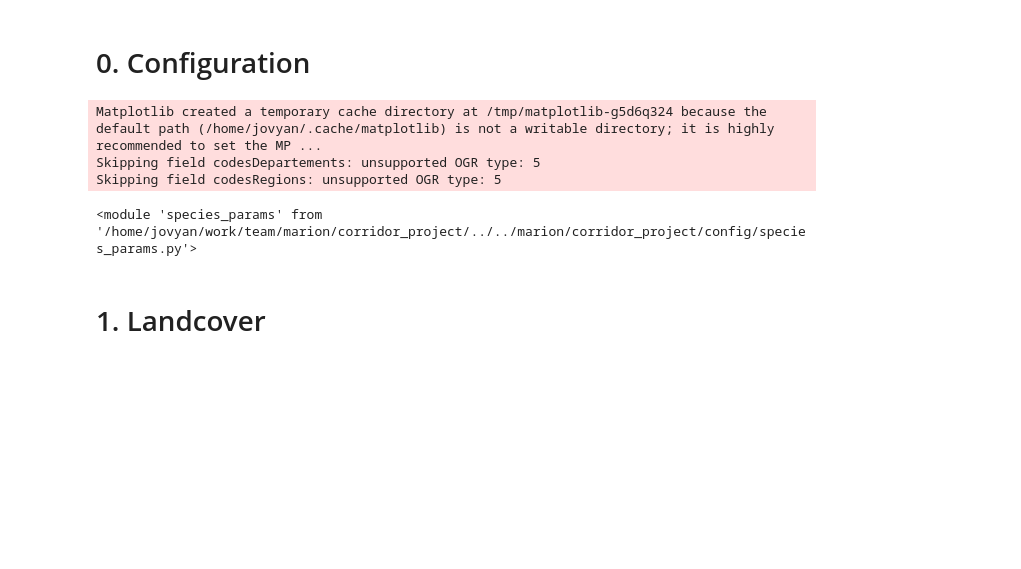
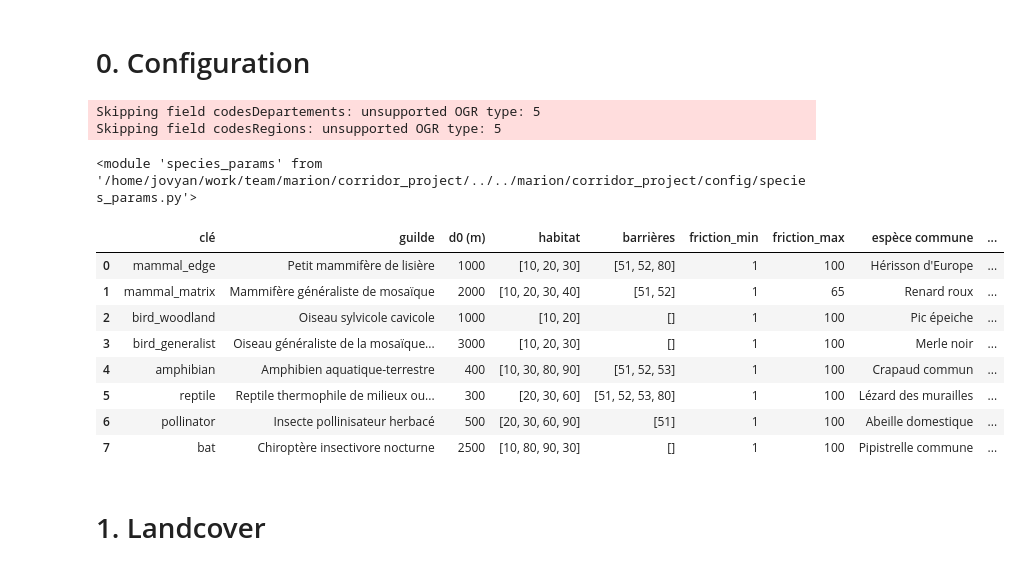
Before and after one commit to marion-billy/urbiverde_ivb, a Jupyter notebook: corridor_project/nancy_prod.ipynb, the cells around one changed output. Cells and saved outputs as stored; diff of their text form; code cells hidden in the pictures; blank space fills up the shorter version.

```diff
--- a/corridor_project/nancy_prod.ipynb
+++ b/corridor_project/nancy_prod.ipynb
@@ -30,7 +30,7 @@ ee.Initialize(credentials)
 
 # case study def
 CITY = "Nancy"
-GUILD_KEY = "mid_walker"
+GUILD_KEY = "pollinator"
 specie = species_params.SPECIES_CONFIG[GUILD_KEY]
 OUTPUT_DIR = f"/home/jovyan/work/team/marion/corridor_project/results_connectivity/{CITY}"
 os.makedirs(OUTPUT_DIR, exist_ok=True)
@@ -40,7 +40,6 @@ url_aoi = "https://geo.api.gouv.fr/epcis?nom=Grand%20Nancy&format=geojson&geomet
 aoi_raw = gpd.read_file(url_aoi)
 dept = "D054"
 # %% [output]
-Matplotlib created a temporary cache directory at /tmp/matplotlib-g5d6q324 because the default path (/home/jovyan/.cache/matplotlib) is not a writable directory; it is highly recommended to set the MP ...
 Skipping field codesDepartements: unsupported OGR type: 5
 Skipping field codesRegions: unsupported OGR type: 5
 # %%
@@ -57,6 +56,18 @@ importlib.reload(viz)
 importlib.reload(species_params)
 # %% [output]
 <module 'species_params' from '/home/jovyan/work/team/marion/corridor_project/../../marion/corridor_project/config/species_params.py'>
+# %%
+display(species_params.get_summary_df())
+# %% [output]
+|  | clé | guilde | d0 (m) | habitat | barrières | friction_min | friction_max | espèce commune | ... |
+| 0 | mammal_edge | Petit mammifère de lisière | 1000 | [10, 20, 30] | [51, 52, 80] | 1 | 100 | Hérisson d'Europe | ... |
+| 1 | mammal_matrix | Mammifère généraliste de mosaïque | 2000 | [10, 20, 30, 40] | [51, 52] | 1 | 65 | Renard roux | ... |
+| 2 | bird_woodland | Oiseau sylvicole cavicole | 1000 | [10, 20] | [] | 1 | 100 | Pic épeiche | ... |
+| 3 | bird_generalist | Oiseau généraliste de la mosaïque... | 3000 | [10, 20, 30] | [] | 1 | 100 | Merle noir | ... |
+| 4 | amphibian | Amphibien aquatique-terrestre | 400 | [10, 30, 80, 90] | [51, 52, 53] | 1 | 100 | Crapaud commun | ... |
+| 5 | reptile | Reptile thermophile de milieux ou... | 300 | [20, 30, 60] | [51, 52, 53, 80] | 1 | 100 | Lézard des murailles | ... |
+| 6 | pollinator | Insecte pollinisateur herbacé | 500 | [20, 30, 60, 90] | [51] | 1 | 100 | Abeille domestique | ... |
+| 7 | bat | Chiroptère insectivore nocturne | 2500 | [10, 80, 90, 30] | [] | 1 | 100 | Pipistrelle commune | ... |
 # %% [markdown]
 # 1. Landcover
 # %% [markdown]
```
Also changed, not shown: parts of 14 cells of this notebook, 4 other files.
